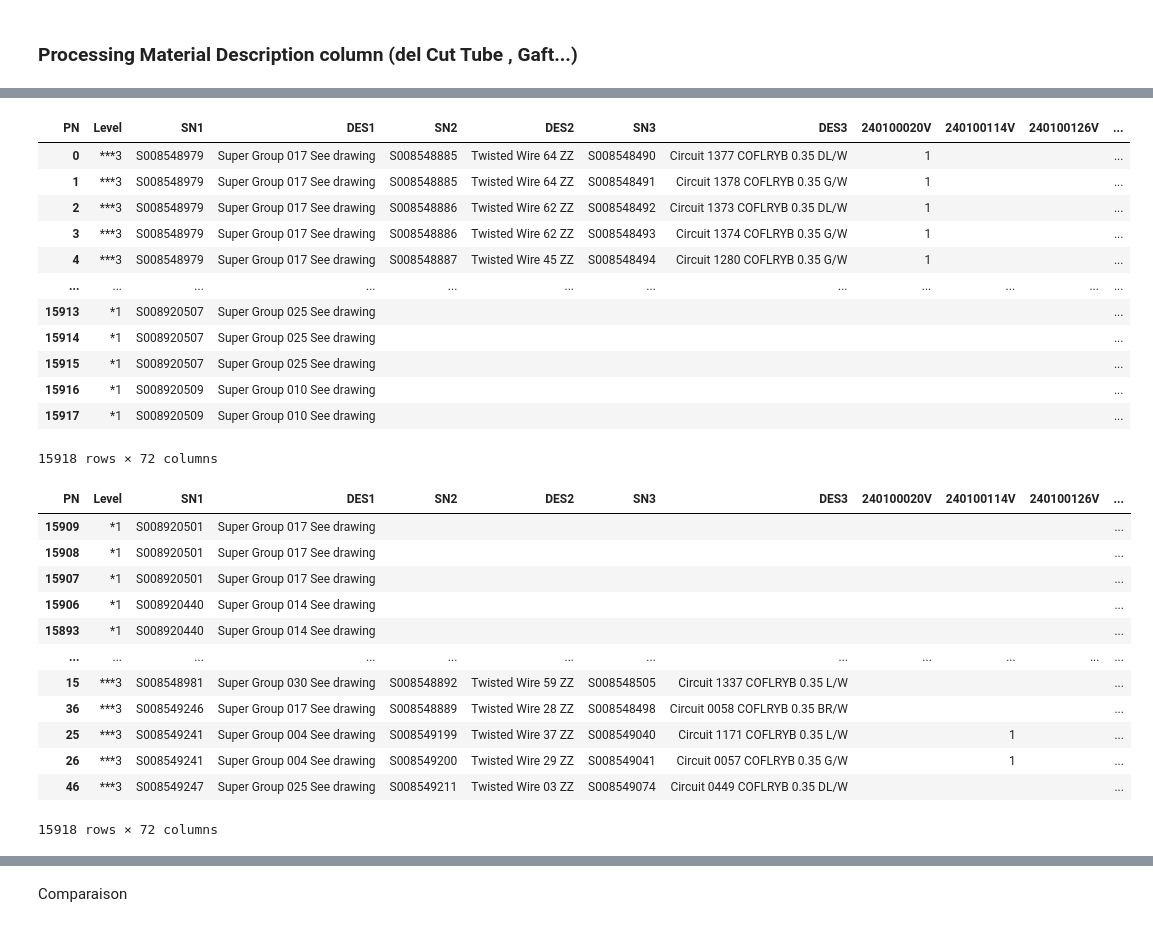
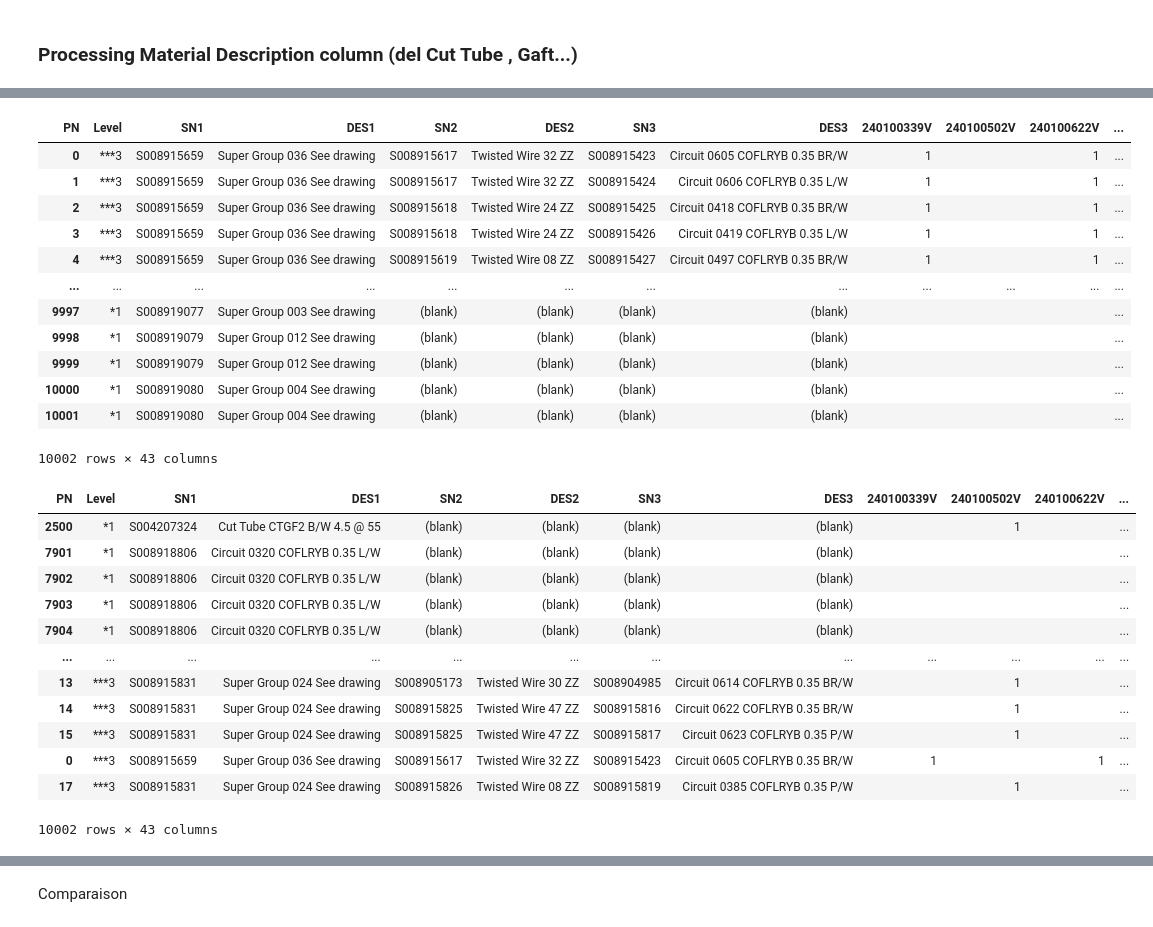
Before and after one commit to Abdelhamid2c/Automation-of-Data-Integration, a Jupyter notebook: Notebooks/MMSTA_separator_Pandas.ipynb, the cells around one changed output, grey strips where cells are left out. Drawn from its saved outputs; the diff is of its cells as text; code cells hidden in the pictures.

```diff
--- a/Notebooks/MMSTA_separator_Pandas.ipynb
+++ b/Notebooks/MMSTA_separator_Pandas.ipynb
@@ -4,7 +5,7 @@ start_time = time.time()
 
 import pandas as pd
 # %%
-MMSTA_path = "../Data/Raw/MMSTA UPLOAD DHN BENITA LOWDASH.XLSX"
+MMSTA_path = "../Data/MMSTA LOWDASH RHN DORA.XLSX"
 # %%
 df_mmsta = pd.read_excel(MMSTA_path)
 df_mmsta
@@ -154,6 +144,0 @@ def Fill_with_col_optimized(level: str, cols, df):
-# %%
-df_mmsta = Fill_with_col_optimized('*1', ['SN1','DES1'], df_mmsta)
-
-df_mmsta = Fill_with_col_optimized('**2', ['SN2','DES2'], df_mmsta)
-
-df_mmsta = Fill_with_col_optimized('***3', ['SN3','DES3'], df_mmsta)
@@ -185,6 +145,4 @@ df_mmsta = Fill_with_col_optimized('***3', ['SN3','DES3'], df_mmsta)
 # %%
-if 'index' in df_mmsta.columns:
-    df_mmsta = df_mmsta.drop(columns='index')
 df_mmsta = df_mmsta[['Level' ,'PN','SN1','DES1','SN2','DES2','SN3','DES3', 'Component quantity']]
 
 df_mmsta
@@ -236,50 +190,43 @@ sheet_mmsta.range("A1").value = df_mmsta_pivot #[df_mmsta.columns.tolist()] + df
 # %%
 df_mmsta_pivot = df_mmsta_pivot.reset_index()
 # %%
-df_mmsta_pivot.loc[df_mmsta_pivot['Level'] == '*1', ['SN2', 'DES2', 'SN3', 'DES3']] = ' '
-df_mmsta_pivot.loc[df_mmsta_pivot['Level'] == '**2', ['SN3', 'DES3']] = ' '
+df_mmsta_pivot.loc[df_mmsta_pivot['Level'] == '*1', ['SN2', 'DES2', 'SN3', 'DES3']] = '(blank)'
+df_mmsta_pivot.loc[df_mmsta_pivot['Level'] == '**2', ['SN3', 'DES3']] = '(blank)'
 df_mmsta_pivot
 # %% [output]
-| PN | Level | SN1 | DES1 | SN2 | DES2 | SN3 | DES3 | 240100020V | 240100114V | 240100126V | ... |
-| 0 | ***3 | S008548979 | Super Group 017 See drawing | S008548885 | Twisted Wire 64 ZZ | S008548490 | Circuit 1377 COFLRYB 0.35 DL/W | 1 |  |  | ... |
-| 1 | ***3 | S008548979 | Super Group 017 See drawing | S008548885 | Twisted Wire 64 ZZ | S008548491 | Circuit 1378 COFLRYB 0.35 G/W | 1 |  |  | ... |
-| 2 | ***3 | S008548979 | Super Group 017 See drawing | S008548886 | Twisted Wire 62 ZZ | S008548492 | Circuit 1373 COFLRYB 0.35 DL/W | 1 |  |  | ... |
-| 3 | ***3 | S008548979 | Super Group 017 See drawing | S008548886 | Twisted Wire 62 ZZ | S008548493 | Circuit 1374 COFLRYB 0.35 G/W | 1 |  |  | ... |
-| 4 | ***3 | S008548979 | Super Group 017 See drawing | S008548887 | Twisted Wire 45 ZZ | S008548494 | Circuit 1280 COFLRYB 0.35 G/W | 1 |  |  | ... |
+| PN | Level | SN1 | DES1 | SN2 | DES2 | SN3 | DES3 | 240100339V | 240100502V | 240100622V | ... |
+| 0 | ***3 | S008915659 | Super Group 036 See drawing | S008915617 | Twisted Wire 32 ZZ | S008915423 | Circuit 0605 COFLRYB 0.35 BR/W | 1 |  | 1 | ... |
+| 1 | ***3 | S008915659 | Super Group 036 See drawing | S008915617 | Twisted Wire 32 ZZ | S008915424 | Circuit 0606 COFLRYB 0.35 L/W | 1 |  | 1 | ... |
+| 2 | ***3 | S008915659 | Super Group 036 See drawing | S008915618 | Twisted Wire 24 ZZ | S008915425 | Circuit 0418 COFLRYB 0.35 BR/W | 1 |  | 1 | ... |
+| 3 | ***3 | S008915659 | Super Group 036 See drawing | S008915618 | Twisted Wire 24 ZZ | S008915426 | Circuit 0419 COFLRYB 0.35 L/W | 1 |  | 1 | ... |
+| 4 | ***3 | S008915659 | Super Group 036 See drawing | S008915619 | Twisted Wire 08 ZZ | S008915427 | Circuit 0497 COFLRYB 0.35 BR/W | 1 |  | 1 | ... |
 | ... | ... | ... | ... | ... | ... | ... | ... | ... | ... | ... | ... |
-| 15913 | *1 | S008920507 | Super Group 025 See drawing |  |  |  |  |  |  |  | ... |
-| 15914 | *1 | S008920507 | Super Group 025 See drawing |  |  |  |  |  |  |  | ... |
-| 15915 | *1 | S008920507 | Super Group 025 See drawing |  |  |  |  |  |  |  | ... |
-| 15916 | *1 | S008920509 | Super Group 010 See drawing |  |  |  |  |  |  |  | ... |
-| 15917 | *1 | S008920509 | Super Group 010 See drawing |  |  |  |  |  |  |  | ... |
+| 9997 | *1 | S008919077 | Super Group 003 See drawing | (blank) | (blank) | (blank) | (blank) |  |  |  | ... |
+| 9998 | *1 | S008919079 | Super Group 012 See drawing | (blank) | (blank) | (blank) | (blank) |  |  |  | ... |
+| 9999 | *1 | S008919079 | Super Group 012 See drawing | (blank) | (blank) | (blank) | (blank) |  |  |  | ... |
+| 10000 | *1 | S008919080 | Super Group 004 See drawing | (blank) | (blank) | (blank) | (blank) |  |  |  | ... |
+| 10001 | *1 | S008919080 | Super Group 004 See drawing | (blank) | (blank) | (blank) | (blank) |  |  |  | ... |
-15918 rows × 72 columns
+10002 rows × 43 columns
 # %%
 def level_sorter(level):
-    if level == '*1':
-        return 1
-    elif level == '**2':
-        return 2
-    elif level == '***3':
-        return 3
-    else:
-        return 4
+    return int(level[-1])
 
 df_mmsta_pivot['level_sort'] = df_mmsta_pivot['Level'].apply(level_sorter)
 df_mmsta_pivot = df_mmsta_pivot.sort_values('level_sort').drop(columns='level_sort')
 
 df_mmsta_pivot
 # %% [output]
-| PN | Level | SN1 | DES1 | SN2 | DES2 | SN3 | DES3 | 240100020V | 240100114V | 240100126V | ... |
-| 15909 | *1 | S008920501 | Super Group 017 See drawing |  |  |  |  |  |  |  | ... |
-| 15908 | *1 | S008920501 | Super Group 017 See drawing |  |  |  |  |  |  |  | ... |
-| 15907 | *1 | S008920501 | Super Group 017 See drawing |  |  |  |  |  |  |  | ... |
-| 15906 | *1 | S008920440 | Super Group 014 See drawing |  |  |  |  |  |  |  | ... |
-| 15893 | *1 | S008920440 | Super Group 014 See drawing |  |  |  |  |  |  |  | ... |
+| PN | Level | SN1 | DES1 | SN2 | DES2 | SN3 | DES3 | 240100339V | 240100502V | 240100622V | ... |
+| 2500 | *1 | S004207324 | Cut Tube CTGF2 B/W 4.5 @ 55 | (blank) | (blank) | (blank) | (blank) |  | 1 |  | ... |
+| 7901 | *1 | S008918806 | Circuit 0320 COFLRYB 0.35 L/W | (blank) | (blank) | (blank) | (blank) |  |  |  | ... |
+| 7902 | *1 | S008918806 | Circuit 0320 COFLRYB 0.35 L/W | (blank) | (blank) | (blank) | (blank) |  |  |  | ... |
+| 7903 | *1 | S008918806 | Circuit 0320 COFLRYB 0.35 L/W | (blank) | (blank) | (blank) | (blank) |  |  |  | ... |
+| 7904 | *1 | S008918806 | Circuit 0320 COFLRYB 0.35 L/W | (blank) | (blank) | (blank) | (blank) |  |  |  | ... |
 | ... | ... | ... | ... | ... | ... | ... | ... | ... | ... | ... | ... |
-| 15 | ***3 | S008548981 | Super Group 030 See drawing | S008548892 | Twisted Wire 59 ZZ | S008548505 | Circuit 1337 COFLRYB 0.35 L/W |  |  |  | ... |
-| 36 | ***3 | S008549246 | Super Group 017 See drawing | S008548889 | Twisted Wire 28 ZZ | S008548498 | Circuit 0058 COFLRYB 0.35 BR/W |  |  |  | ... |
-| 25 | ***3 | S008549241 | Super Group 004 See drawing | S008549199 | Twisted Wire 37 ZZ | S008549040 | Circuit 1171 COFLRYB 0.35 L/W |  | 1 |  | ... |
-| 26 | ***3 | S008549241 | Super Group 004 See drawing | S008549200 | Twisted Wire 29 ZZ | S008549041 | Circuit 0057 COFLRYB 0.35 G/W |  | 1 |  | ... |
-| 46 | ***3 | S008549247 | Super Group 025 See drawing | S008549211 | Twisted Wire 03 ZZ | S008549074 | Circuit 0449 COFLRYB 0.35 DL/W |  |  |  | ... |
+| 13 | ***3 | S008915831 | Super Group 024 See drawing | S008905173 | Twisted Wire 30 ZZ | S008904985 | Circuit 0614 COFLRYB 0.35 BR/W |  | 1 |  | ... |
+| 14 | ***3 | S008915831 | Super Group 024 See drawing | S008915825 | Twisted Wire 47 ZZ | S008915816 | Circuit 0622 COFLRYB 0.35 BR/W |  | 1 |  | ... |
+| 15 | ***3 | S008915831 | Super Group 024 See drawing | S008915825 | Twisted Wire 47 ZZ | S008915817 | Circuit 0623 COFLRYB 0.35 P/W |  | 1 |  | ... |
+| 0 | ***3 | S008915659 | Super Group 036 See drawing | S008915617 | Twisted Wire 32 ZZ | S008915423 | Circuit 0605 COFLRYB 0.35 BR/W | 1 |  | 1 | ... |
+| 17 | ***3 | S008915831 | Super Group 024 See drawing | S008915826 | Twisted Wire 08 ZZ | S008915819 | Circuit 0385 COFLRYB 0.35 P/W |  | 1 |  | ... |
-15918 rows × 72 columns
+10002 rows × 43 columns
 # %%
```
Also changed, not shown: parts of 18 cells of this notebook, 2 other files.
